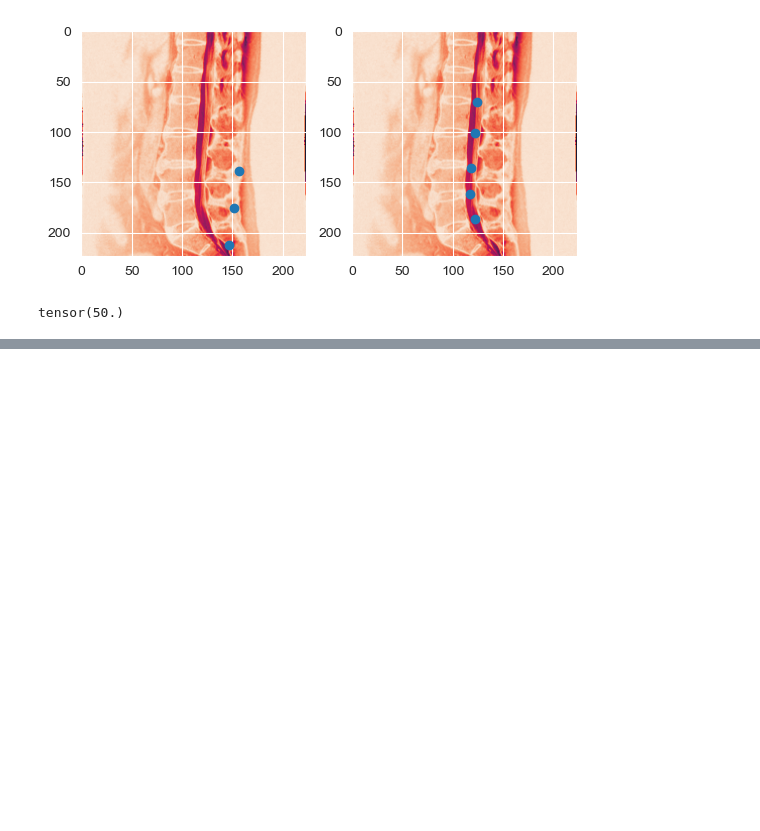
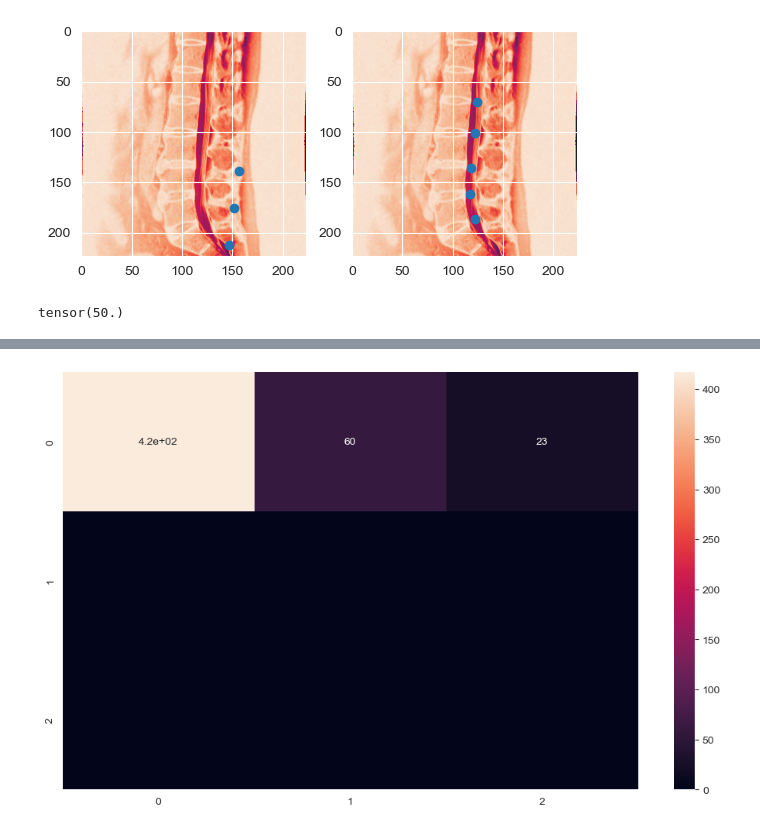
Before and after one commit to IDoCodingStuffs/python-doodles, a Jupyter notebook: rsna-2024/rsna-2024-inference.ipynb, the cells around one changed output, grey strips where cells are left out. Saved outputs shown, nothing was run; the diff lists cells and outputs as text; code cells hidden in the pictures; blank space fills up the shorter version.

```diff
--- a/rsna-2024/rsna-2024-inference.ipynb
+++ b/rsna-2024/rsna-2024-inference.ipynb
@@ -298,0 +405,11 @@ tensor(50.)
+# %%
+target_2 = [e[2] for e in target]
+inferred_2 = [e[2] for e in inferred]
+# %%
+cf_matrix = confusion_matrix(inferred_2, target_2)
+df_cm = pd.DataFrame(cf_matrix)
+plt.figure(figsize=(12, 7))
+sn.heatmap(df_cm, annot=True)
+plt.show()
+# %% [output]
+[figure, added]
```
Also changed, not shown: parts of 16 cells of this notebook, 1 other file.
